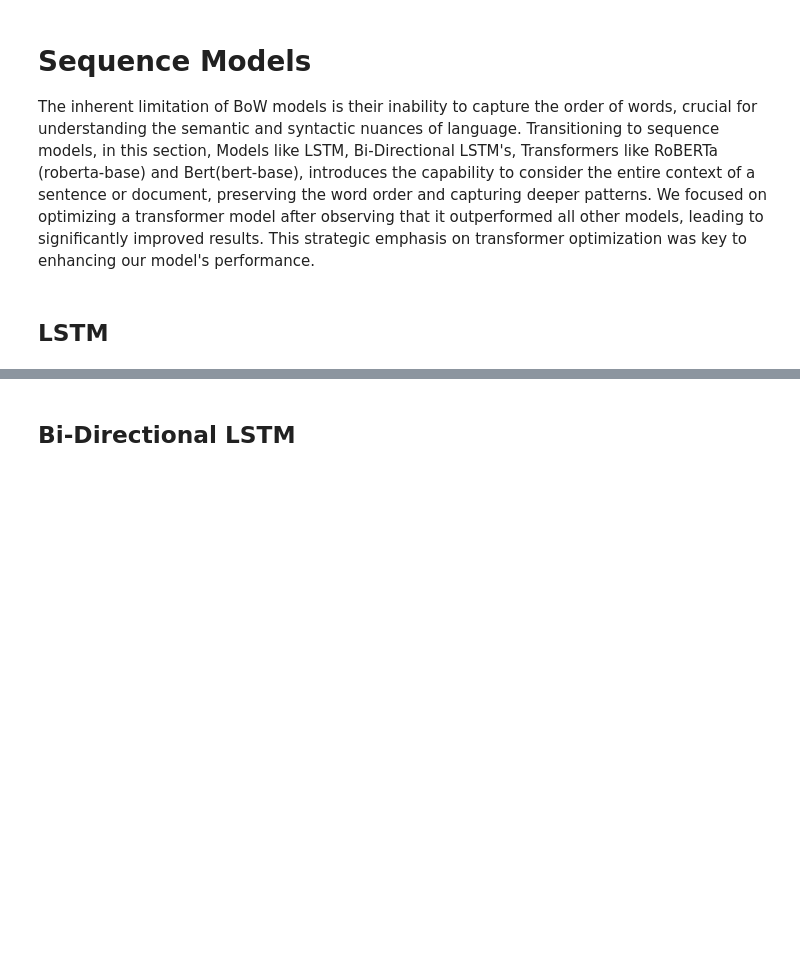
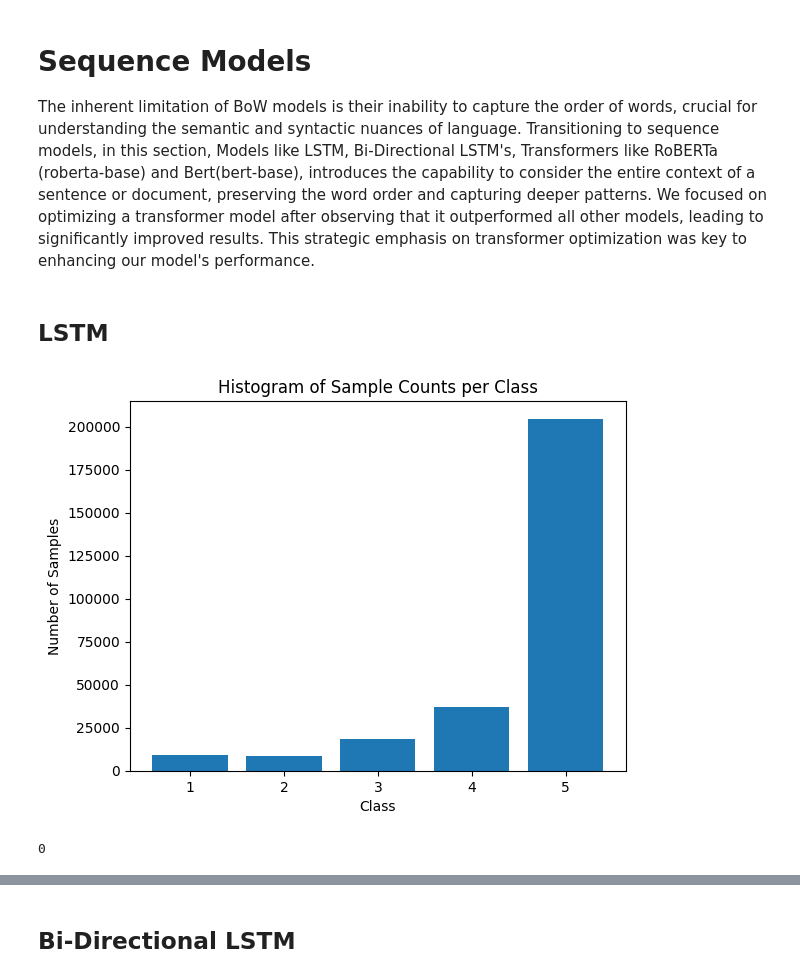
Before and after one commit to nuratamton/Amazon-Reviews, a Jupyter notebook: Cw2_Amazon_Final.ipynb, the cells around one changed output, grey strips where cells are left out. Drawn from its saved outputs; the diff is of its cells as text; code cells hidden in the pictures; blank space fills up the shorter version.

```diff
--- a/Cw2_Amazon_Final.ipynb
+++ b/Cw2_Amazon_Final.ipynb
@@ -1254,3 +1313,22 @@ plot(y_pred_sgd,y_test)
 The inherent limitation of BoW models is their inability to capture the order of words, crucial for understanding the semantic and syntactic nuances of language. Transitioning to sequence models, in this section, Models like LSTM, Bi-Directional LSTM's, Transformers like RoBERTa (roberta-base) and Bert(bert-base), introduces the capability to consider the entire context of a sentence or document, preserving the word order and capturing deeper patterns. We focused on optimizing a transformer model after observing that it outperformed all other models, leading to significantly improved results. This strategic emphasis on transformer optimization was key to enhancing our model's performance.
 # %% [markdown]
 ## LSTM
+# %%
+train = pd.read_csv("train.csv")
+test = pd.read_csv("test.csv")
+train.duplicated().sum()
+train = train.drop_duplicates()
+class_counts = train['overall'].value_counts()
+
+plt.bar(class_counts.index, class_counts.values)
+plt.xlabel('Class')
+plt.ylabel('Number of Samples')
+plt.title('Histogram of Sample Counts per Class')
+plt.show()
+# %% [output]
+[figure, added]
+# %%
+test.isnull().sum()
+test.duplicated().sum()
+# %% [output]
+0
```
Also changed, not shown: parts of 33 cells of this notebook.
